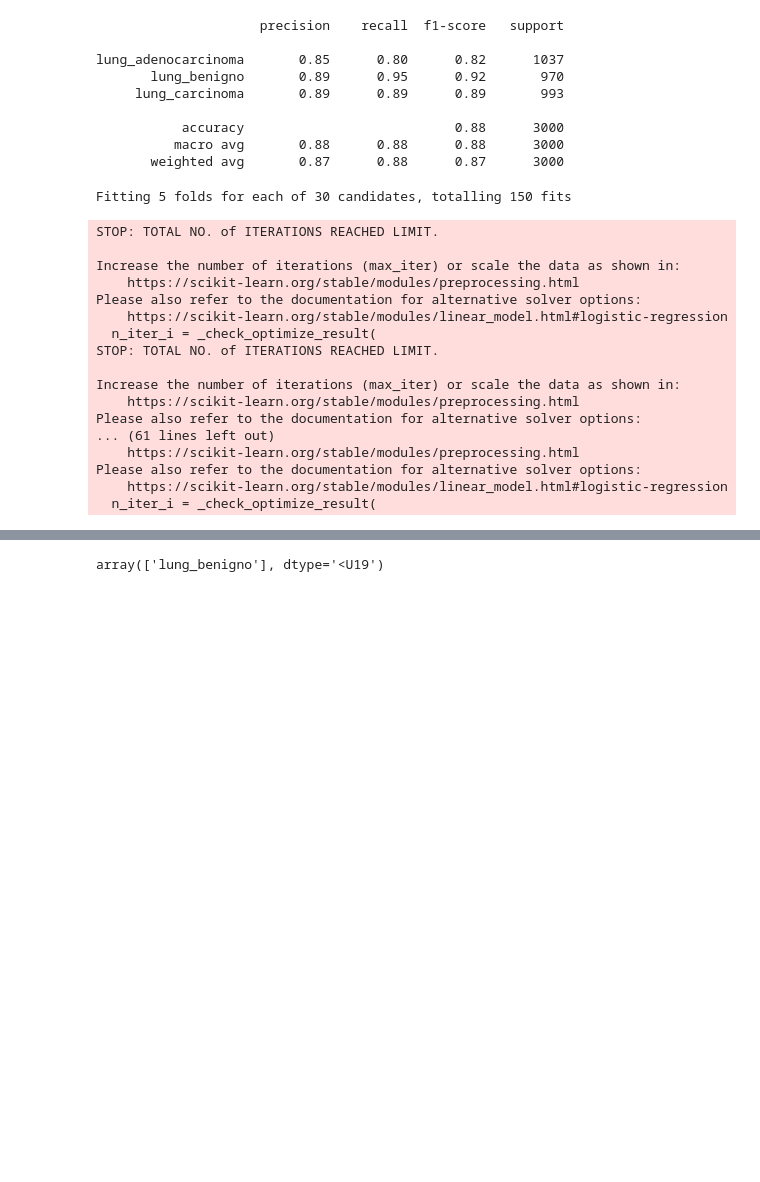
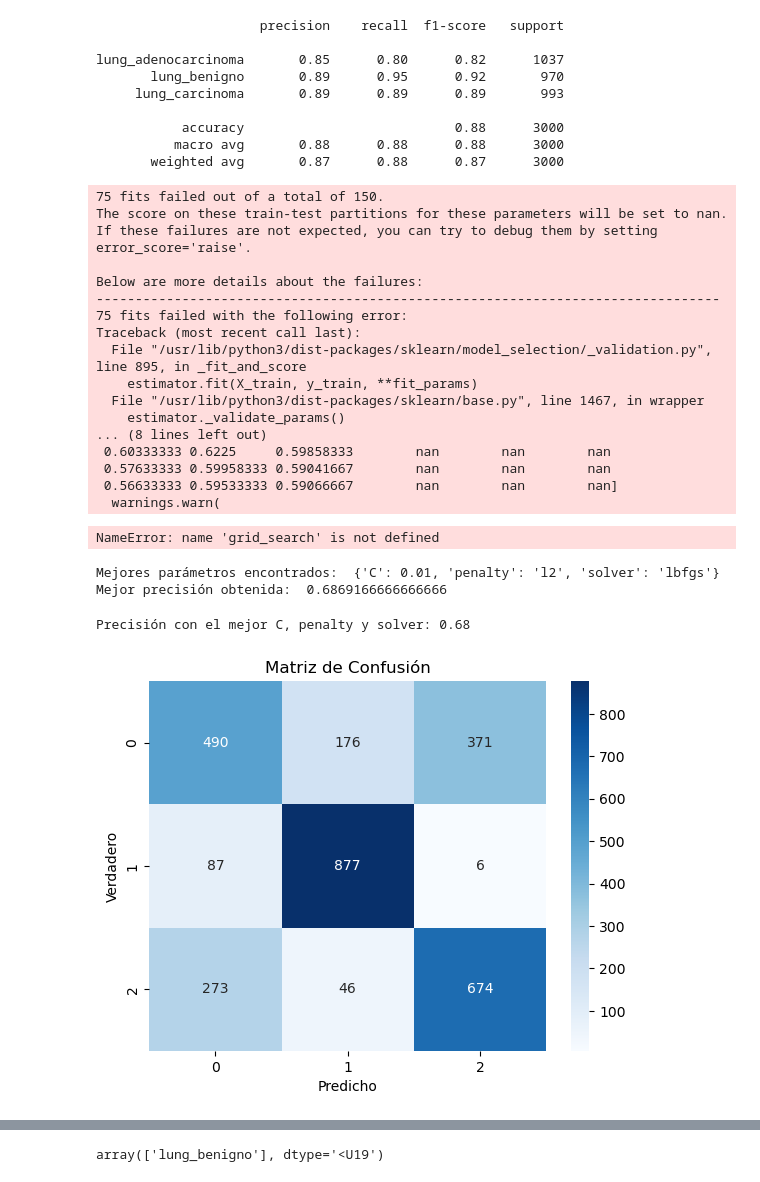
Before and after one commit to HikrisA/Samsung, a Jupyter notebook: Proyecto Final otros modelos.ipynb, the cells around one changed output, grey strips where cells are left out. Saved outputs shown, nothing was run; the diff lists cells and outputs as text; code cells hidden in the pictures; blank space fills up the shorter version.

Commit message:
Calculados mejores parámetros LR

```diff
--- a/Proyecto Final otros modelos.ipynb
+++ b/Proyecto Final otros modelos.ipynb
@@ -99,33 +135,53 @@ log_reg = LogisticRegression(max_iter=3000)
 
 param_grid = {"C": [0.01, 0.1, 1, 10, 100], "penalty": ["l2", "none"], "solver":["liblinear", "lbfgs", "saga"]}
 
-grid_search_lrm = GridSearchCV(estimator=log_reg, param_grid=param_grid, cv=5, scoring="accuracy", verbose=1)
+grid_search_lrm = GridSearchCV(estimator=log_reg, param_grid=param_grid, cv=5, scoring="accuracy")
 
 grid_search_lrm.fit(X_train, Y_train)
-
-# Mejor modelo y sus parámetros
-print("Mejores parámetros encontrados: ", grid_search.best_params_)
-print("Mejor precisión obtenida: ", grid_search.best_score_)
-
-# Mejor modelo y sus parámetros
-print("Mejores parámetros encontrados: ", grid_search.best_params_)
-print("Mejor precisión obtenida: ", grid_search.best_score_)
 # %% [output]
-Fitting 5 folds for each of 30 candidates, totalling 150 fits
+75 fits failed out of a total of 150.
+The score on these train-test partitions for these parameters will be set to nan.
+If these failures are not expected, you can try to debug them by setting error_score='raise'.
+
+Below are more details about the failures:
+--------------------------------------------------------------------------------
+75 fits failed with the following error:
+Traceback (most recent call last):
+  File "/usr/lib/python3/dist-packages/sklearn/model_selection/_validation.py", line 895, in _fit_and_score
+    estimator.fit(X_train, y_train, **fit_params)
+  File "/usr/lib/python3/dist-packages/sklearn/base.py", line 1467, in wrapper
+    estimator._validate_params()
+... (8 lines left out)
+ 0.60333333 0.6225     0.59858333        nan        nan        nan
+ 0.57633333 0.59958333 0.59041667        nan        nan        nan
+ 0.56633333 0.59533333 0.59066667        nan        nan        nan]
+  warnings.warn(
-STOP: TOTAL NO. of ITERATIONS REACHED LIMIT.
-
-Increase the number of iterations (max_iter) or scale the data as shown in:
-    https://scikit-learn.org/stable/modules/preprocessing.html
-Please also refer to the documentation for alternative solver options:
-    https://scikit-learn.org/stable/modules/linear_model.html#logistic-regression
-  n_iter_i = _check_optimize_result(
-STOP: TOTAL NO. of ITERATIONS REACHED LIMIT.
-
-Increase the number of iterations (max_iter) or scale the data as shown in:
-    https://scikit-learn.org/stable/modules/preprocessing.html
-Please also refer to the documentation for alternative solver options:
-... (61 lines left out)
-    https://scikit-learn.org/stable/modules/preprocessing.html
-Please also refer to the documentation for alternative solver options:
-    https://scikit-learn.org/stable/modules/linear_model.html#logistic-regression
-  n_iter_i = _check_optimize_result(
+NameError: name 'grid_search' is not defined
+# %%
+# Mejor modelo y sus parámetros
+print("Mejores parámetros encontrados: ", grid_search_lrm.best_params_)
+print("Mejor precisión obtenida: ", grid_search_lrm.best_score_)
+# %% [output]
+Mejores parámetros encontrados:  {'C': 0.01, 'penalty': 'l2', 'solver': 'lbfgs'}
+Mejor precisión obtenida:  0.6869166666666666
+# %%
+mejor_lr = LogisticRegression(max_iter=3000, C=0.01, penalty="l2", solver="lbfgs")
+mejor_lr.fit(X_train, Y_train)
+
+y_pred = mejor_lr.predict(X_test)
+accuracy = accuracy_score(Y_test, y_pred)
+print(f'Precisión con el mejor C, penalty y solver: {accuracy:.2f}')
+# %% [output]
+Precisión con el mejor C, penalty y solver: 0.68
+# %%
+# Crear la matriz de confusión
+cm = confusion_matrix(Y_test, y_pred)
+
+# Visualizarla con seaborn
+sns.heatmap(cm, annot=True, fmt="d", cmap="Blues")
+plt.xlabel("Predicho")
+plt.ylabel("Verdadero")
+plt.title("Matriz de Confusión")
+plt.show()
+# %% [output]
+[figure, added]
```
Also changed, not shown: parts of 3 cells of this notebook.
